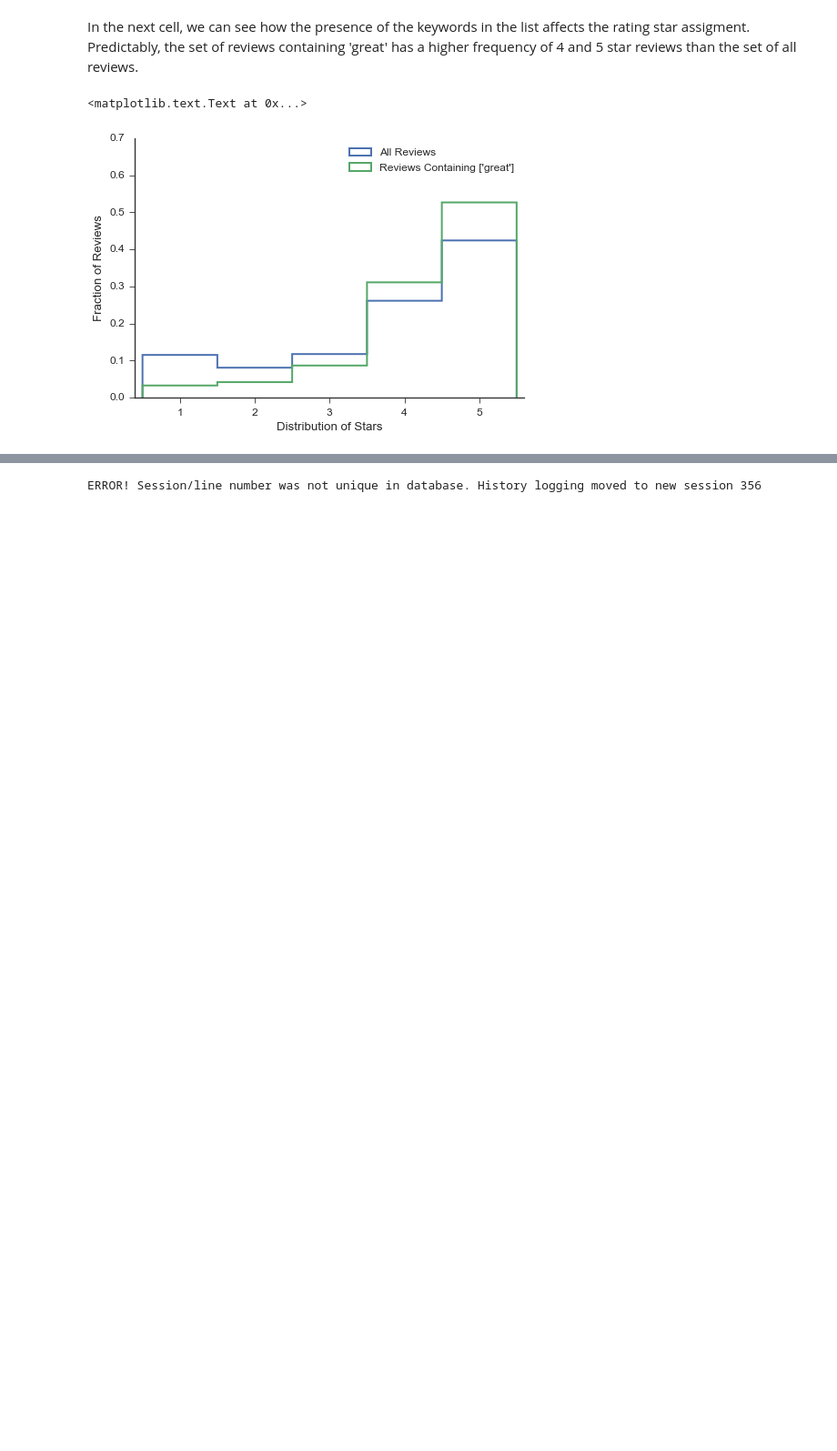
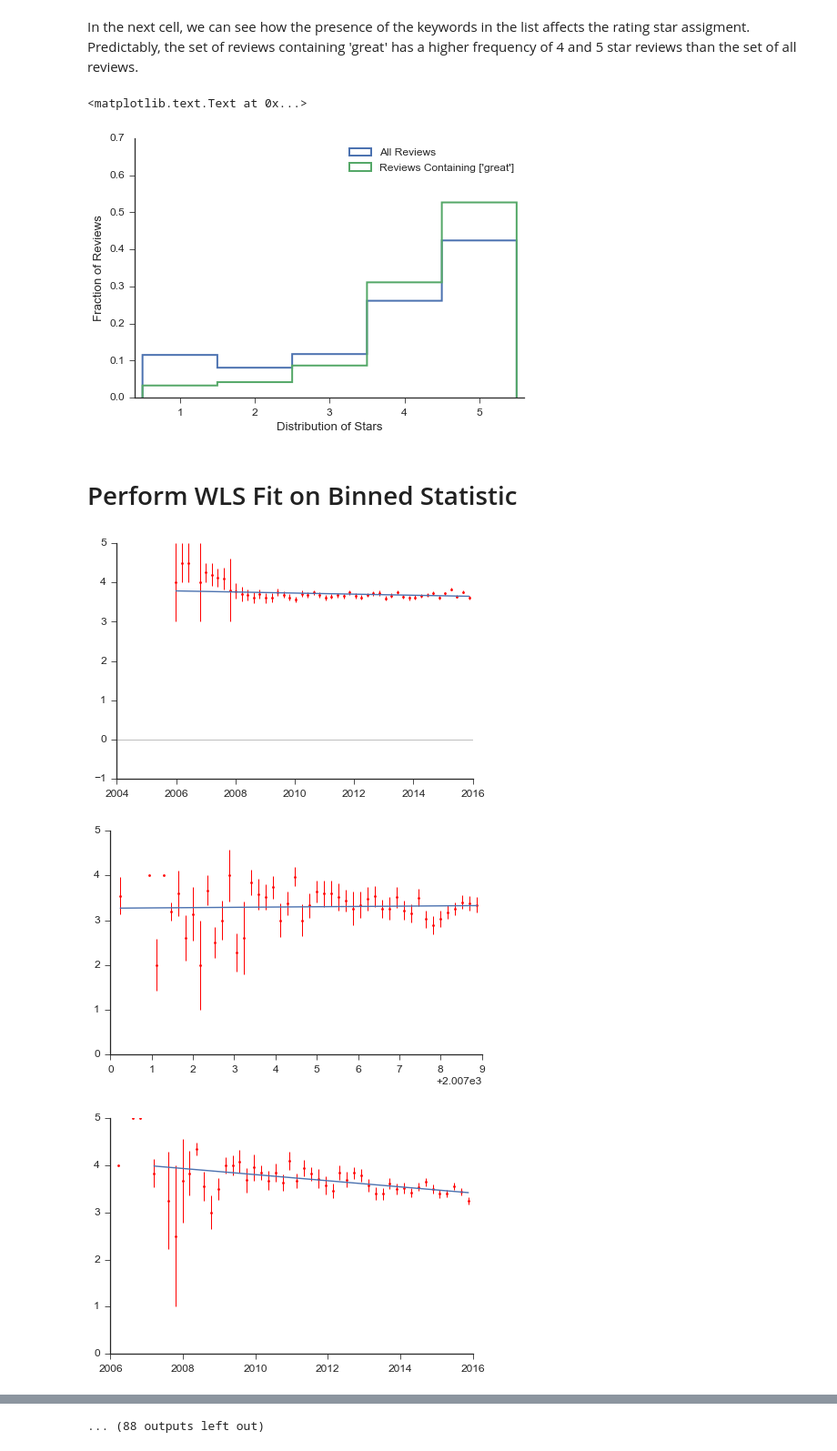
Before and after one commit to franklinmarsh/jac_project, a Jupyter notebook: yelp_zillow.ipynb, the cells around one changed output, grey strips where cells are left out. Shown at 91% size. Drawn from its saved outputs; the diff is of its cells as text; code cells hidden in the pictures; blank space fills up the shorter version.

```diff
--- a/yelp_zillow.ipynb
+++ b/yelp_zillow.ipynb
@@ -438,20 +439,29 @@ def ResExam(x, y, bins = 10):
     sns.despine()
 
     return pd.DataFrame({'x': bc, 'mean': bm, 'sem': berr}), np.std(y), fig
+# %% [markdown]
+ # Perform WLS Fit on Binned Statistic
 # %%
 fit_params = defaultdict(list)
 
-for ids in np.unique(d['N']['z_hood'])[0:10]: #for the unique business IDs
+#np.unique(d['B']['business_id'])[0:10]
+
+for ids in np.unique(d['N']['z_hood'])[0:100]: #for the unique business IDs
     r = d['R'][d['R']['z_hood'] == ids]
 
-    df , _ , _ = ResExam(r['year'], r['stars'], 5)
+    df , _ , _ = ResExam(r['year'], r['stars'], 50)
     df = df.dropna() #drop missing bins from the dataset
     df = df[df['sem'] != 0.0] #drop bins with sem of 0 (only one observation).
     wls = sm.WLS(df['mean'], sm.add_constant(df['x']), 1.0/df['sem']).fit()
+
+
 
     fit_params['id'].append(ids)
     fit_params['slope'].append(wls.params['x'])
     fit_params['p_value'].append(wls.pvalues['x'])
 
     plt.plot(df['x'], wls.predict(sm.add_constant(df['x'])))
 # %% [output]
+[figure, added]
+[figure, added]
+[figure, added]
@@ -458,4 +477,4 @@ for ids in np.unique(d['N']['z_hood'])[0:10]: #for the unique business IDs
-ERROR! Session/line number was not unique in database. History logging moved to new session 356
+... (88 outputs left out)
 # %%
 fit_params = pd.DataFrame(fit_params)
 # %%
```
Also changed, not shown: parts of 4 cells of this notebook.
